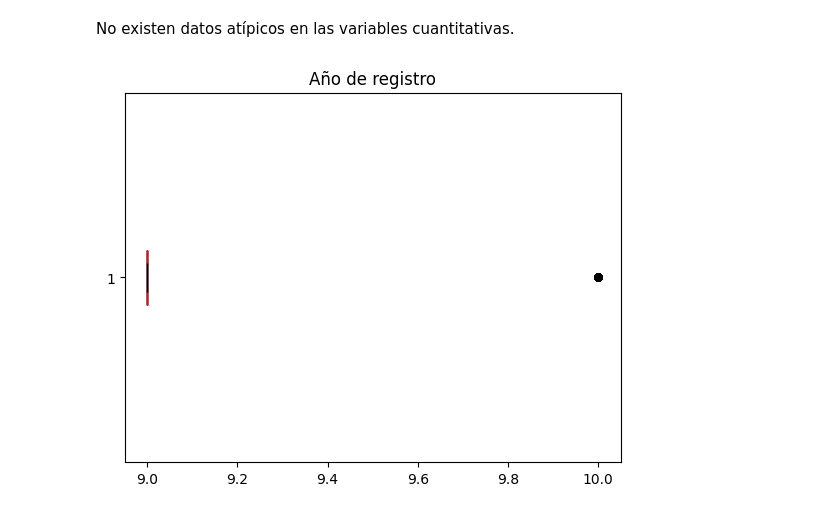
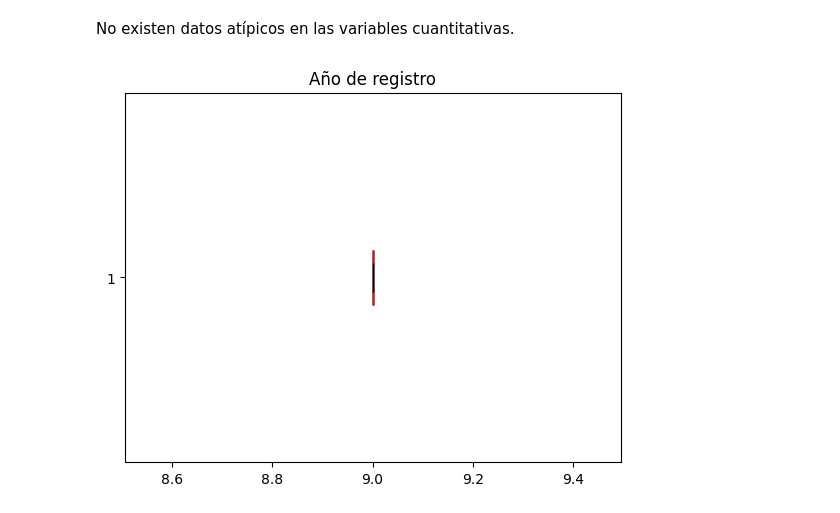
Before and after one commit to cayomol01/Proyecto1MD, a Jupyter notebook: proyecto.ipynb, the cells around one changed output. Saved outputs shown, nothing was run; the diff lists cells and outputs as text; code cells hidden in the pictures.

```diff
--- a/proyecto.ipynb
+++ b/proyecto.ipynb
@@ -1053,21 +1053,21 @@ plt.show()
 No existen datos atípicos en las variables cuantitativas.
 # %%
 # crear el boxplot
-plt.boxplot(defunciones['Añoreg'],
-            vert=True,    # colocar el gráfico en horizontal
+plt.boxplot(defunciones['Añoocu'],
+            vert=False,    # colocar el gráfico en horizontal
             notch=True,    # dibujar una marca en el centro de cada caja
             patch_artist=True,    # rellenar las cajas con colores
             boxprops=dict(facecolor='lightblue', edgecolor='brown'),    # color y borde de las cajas
             flierprops=dict(marker='o', markersize=5, markerfacecolor='black'),    # estilo de los puntos fuera de las cajas
             medianprops=dict(color='black'),    # estilo de las líneas medianas
             whiskerprops=dict(color='black'),    # estilo de los bigotes
             capprops=dict(color='black')    # estilo de las líneas que terminan los bigotes
            )
 
 # establecer el título del gráfico
 plt.title("Año de registro")
 
 # mostrar el gráfico
 plt.show()
 # %% [output]
-[figure, old version]
+[figure, new version]
```
Also changed, not shown: parts of 6 cells of this notebook.
